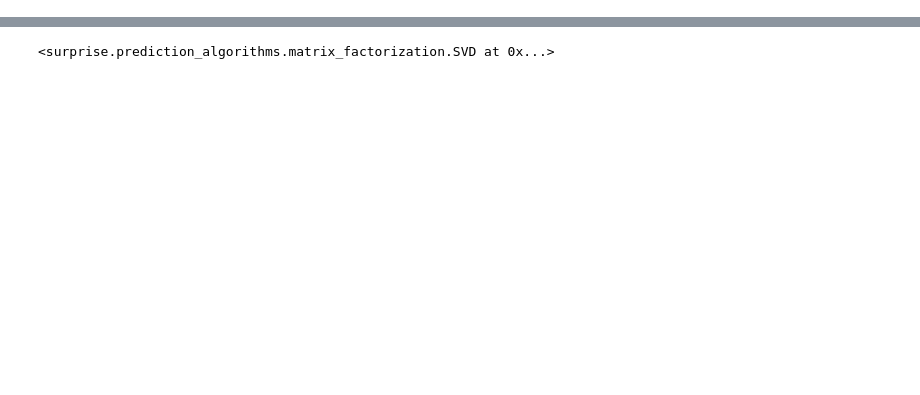
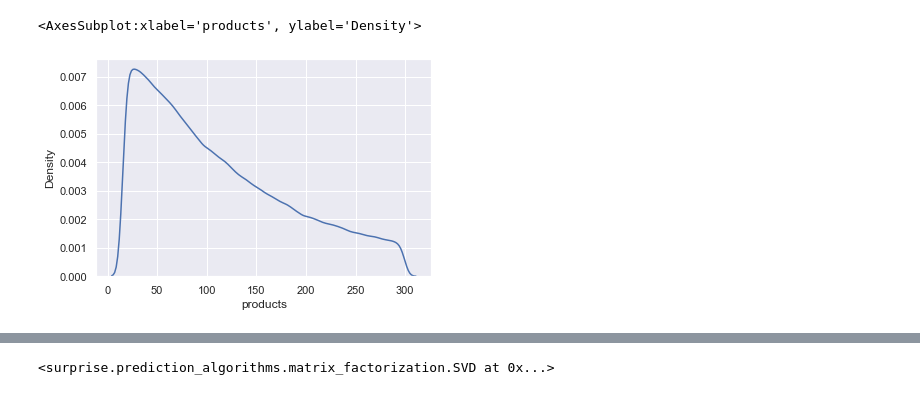
Before and after one commit to franpossetto/acamica-ds-spr3, a Jupyter notebook: Recomendation System.ipynb, the cells around one changed output, grey strips where cells are left out. Saved outputs shown, nothing was run; the diff lists cells and outputs as text; code cells hidden in the pictures; blank space fills up the shorter version.

```diff
--- a/Recomendation System.ipynb
+++ b/Recomendation System.ipynb
@@ -16,0 +313,5 @@ from surprise.model_selection import GridSearchCV
+# %%
+sns.kdeplot(data=data_reviews4.products)
+# %% [output]
+<AxesSubplot:xlabel='products', ylabel='Density'>
+[figure, added]
```
Also changed, not shown: parts of 103 cells of this notebook, 1 other file.
